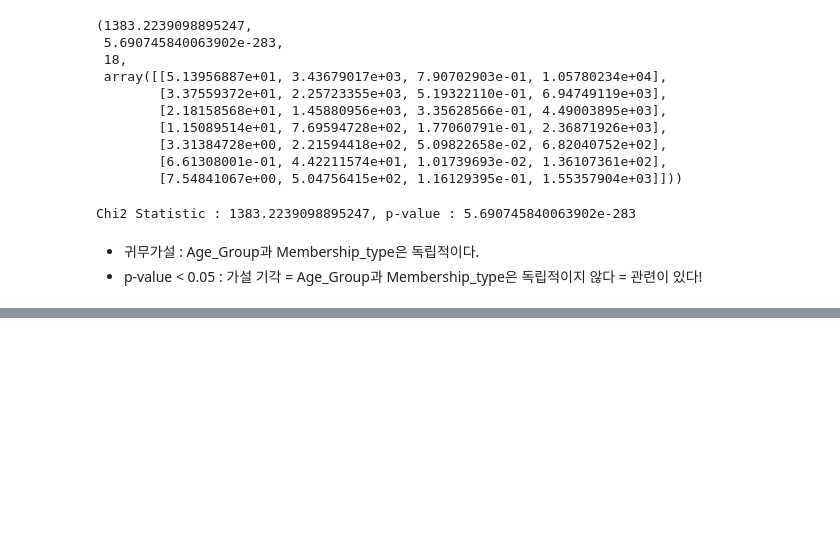
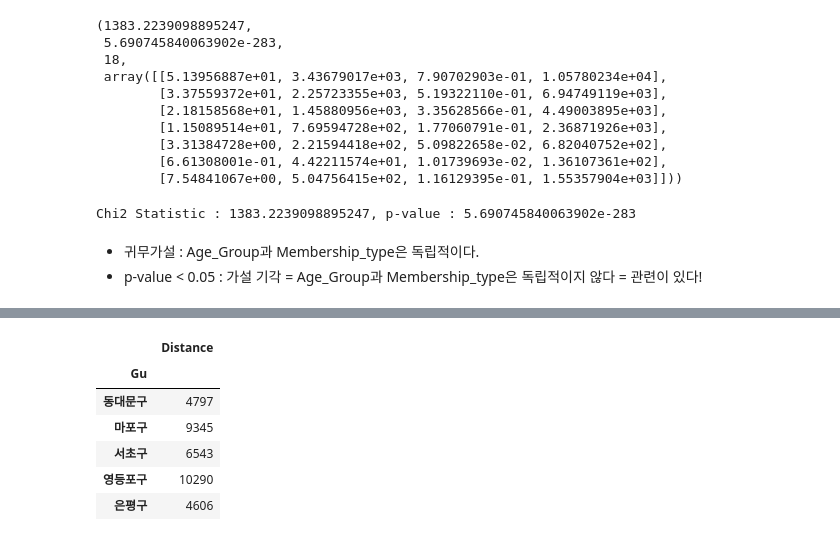
Before and after one commit to Yerial1125/e_learning1, a Jupyter notebook: Untitled.ipynb, the cells around one changed output, grey strips where cells are left out. Cells and saved outputs as stored; diff of their text form; code cells hidden in the pictures; blank space fills up the shorter version.

```diff
--- a/Untitled.ipynb
+++ b/Untitled.ipynb
@@ -862,0 +888,13 @@ Chi2 Statistic : 1383.2239098895247, p-value : 5.690745840063902e-283
+# %%
+# 5개 구의 총 대여건수
+# len 해당 구의 데이터 개수 파악
+dist_by_gu = pd.pivot_table(bike_data2, index='Gu', values='Distance', aggfunc=len)
+dist_by_gu
+# %% [output]
+|  | Distance |
+| Gu |  |
+| 동대문구 | 4797 |
+| 마포구 | 9345 |
+| 서초구 | 6543 |
+| 영등포구 | 10290 |
+| 은평구 | 4606 |
```
Also changed, not shown: parts of 19 cells of this notebook.
